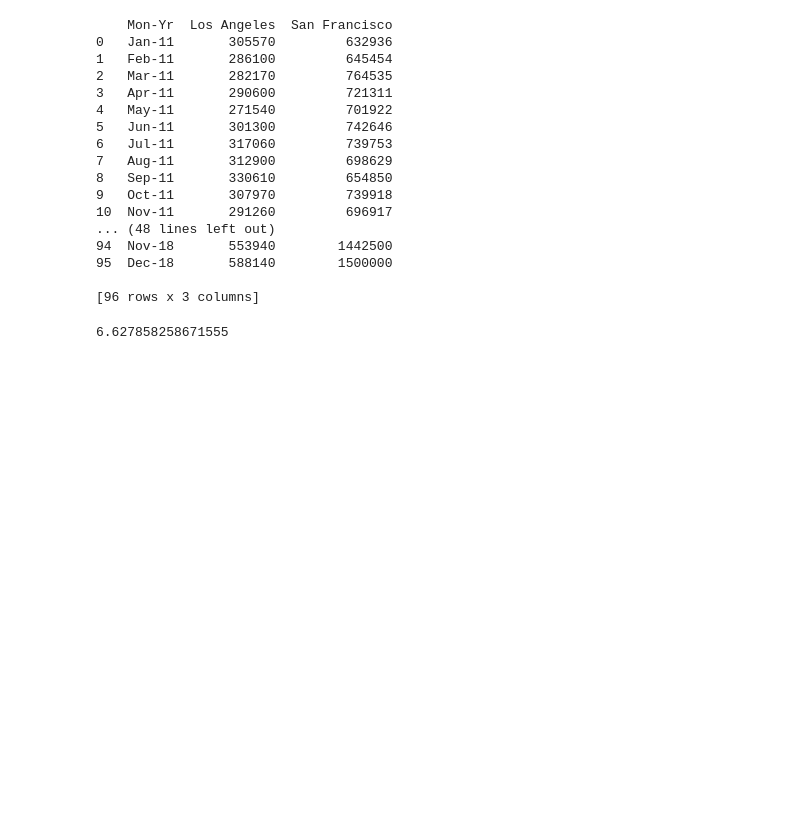
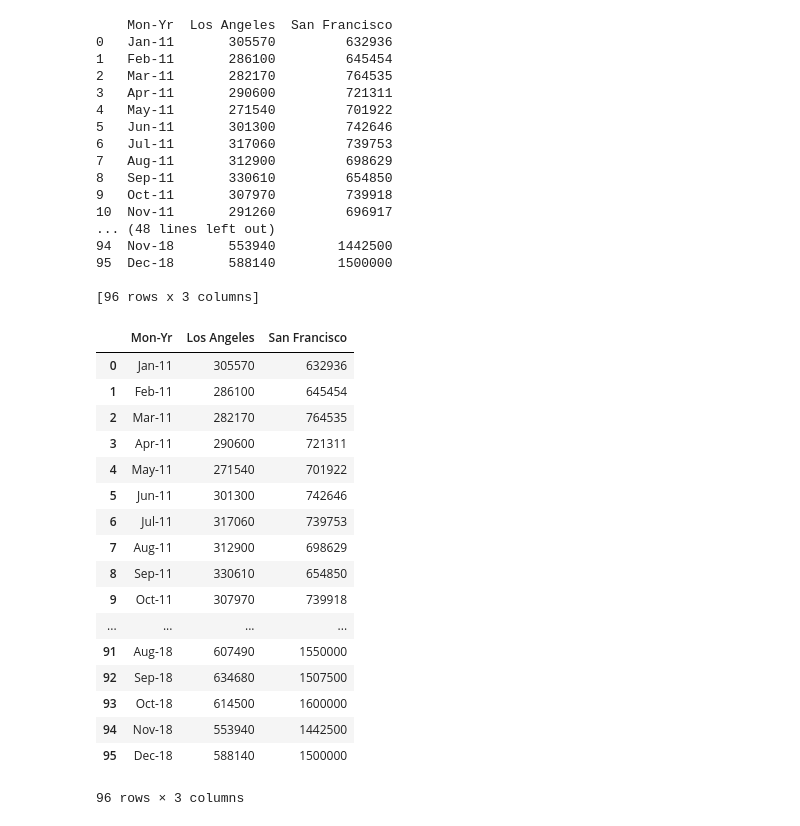
Before and after one commit to friedyams/Assignments, a Jupyter notebook: FInal/final.ipynb, the cells around one changed output. Cells and saved outputs as stored; diff of their text form; code cells hidden in the pictures; blank space fills up the shorter version.

```diff
--- a/FInal/final.ipynb
+++ b/FInal/final.ipynb
@@ -1657,5 +1658,23 @@ medianLA17 = medianLA17 / 12
 medianLA18 = medianLA18/ 12
 # %%
 increaseLA12 = ((medianLA12 - medianLA11) / medianLA11) * 100
+medianHousing_df
 # %% [output]
+|  | Mon-Yr | Los Angeles | San Francisco |
+| 0 | Jan-11 | 305570 | 632936 |
+| 1 | Feb-11 | 286100 | 645454 |
+| 2 | Mar-11 | 282170 | 764535 |
+| 3 | Apr-11 | 290600 | 721311 |
+| 4 | May-11 | 271540 | 701922 |
+| 5 | Jun-11 | 301300 | 742646 |
+| 6 | Jul-11 | 317060 | 739753 |
+| 7 | Aug-11 | 312900 | 698629 |
+| 8 | Sep-11 | 330610 | 654850 |
+| 9 | Oct-11 | 307970 | 739918 |
+| ... | ... | ... | ... |
+| 91 | Aug-18 | 607490 | 1550000 |
+| 92 | Sep-18 | 634680 | 1507500 |
+| 93 | Oct-18 | 614500 | 1600000 |
+| 94 | Nov-18 | 553940 | 1442500 |
+| 95 | Dec-18 | 588140 | 1500000 |
-6.627858258671555
+96 rows × 3 columns
```
Also changed, not shown: parts of 4 cells of this notebook, 1 other file.
